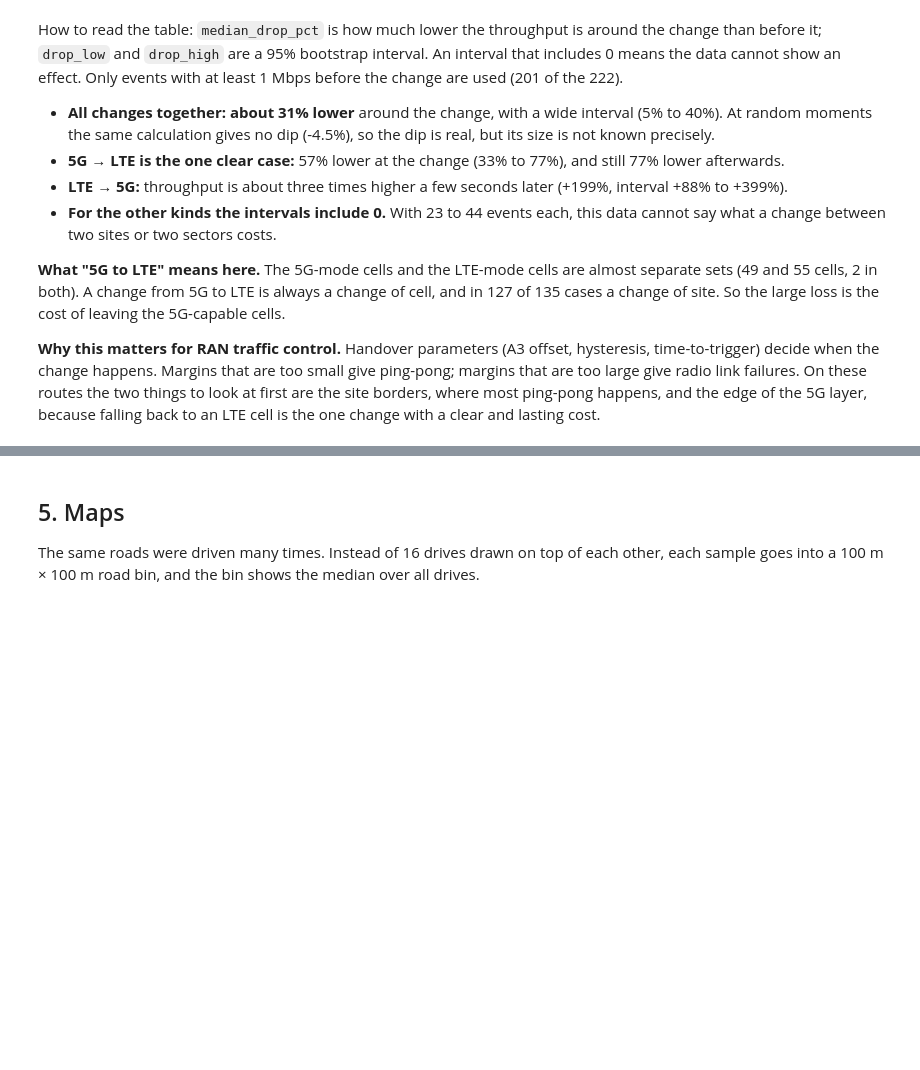
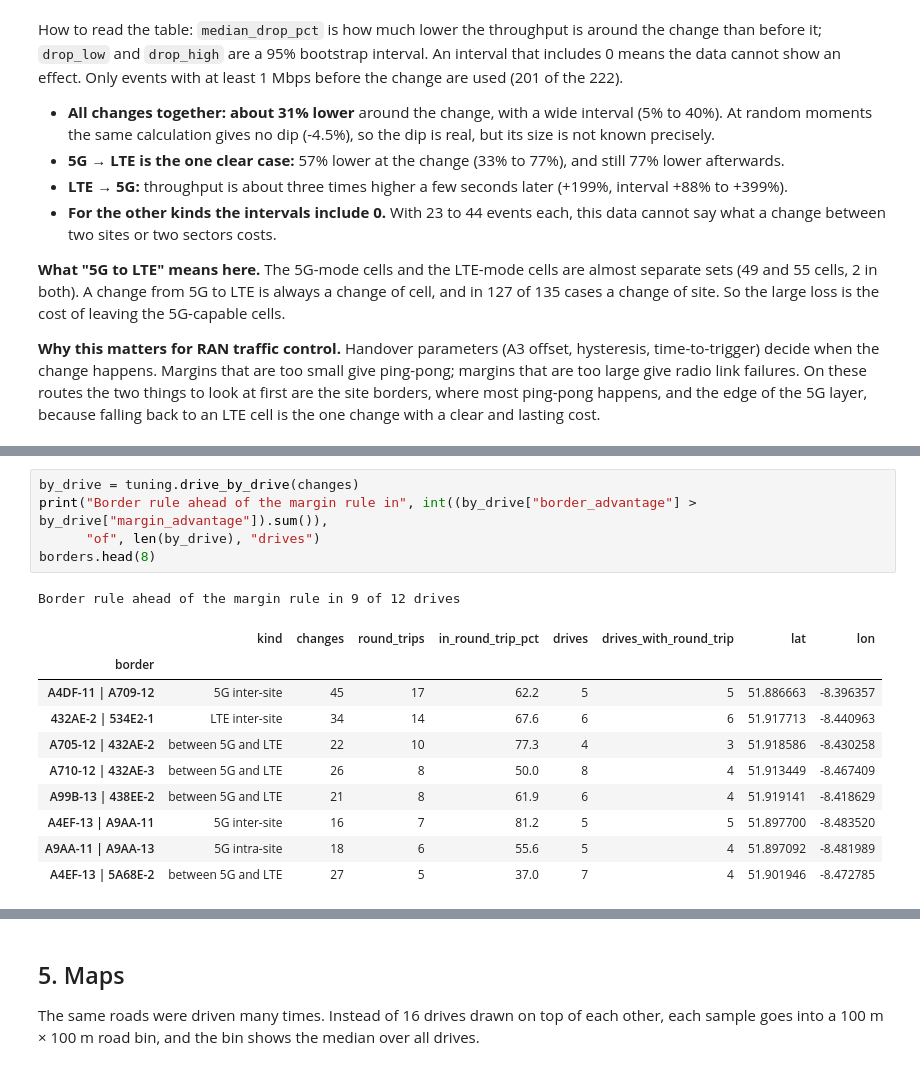
Before and after one commit to Shaibu-github/5g-drive-test-kpi-analyzer, a Jupyter notebook: drive_test_analysis.ipynb, the cells around one changed output, grey strips where cells are left out. Drawn from its saved outputs; the diff is of its cells as text; blank space fills up the shorter version.

```diff
--- a/drive_test_analysis.ipynb
+++ b/drive_test_analysis.ipynb
@@ -330,0 +397,17 @@ How to read the table: `median_drop_pct` is how much lower the throughput is aro
+# %%
+by_drive = tuning.drive_by_drive(changes)
+print("Border rule ahead of the margin rule in", int((by_drive["border_advantage"] > by_drive["margin_advantage"]).sum()),
+      "of", len(by_drive), "drives")
+borders.head(8)
+# %% [output]
+Border rule ahead of the margin rule in 9 of 12 drives
+|  | kind | changes | round_trips | in_round_trip_pct | drives | drives_with_round_trip | lat | lon |
+| border |  |  |  |  |  |  |  |  |
+| A4DF-11 | A709-12 | 5G inter-site | 45 | 17 | 62.2 | 5 | 5 | 51.886663 | -8.396357 |
+| 432AE-2 | 534E2-1 | LTE inter-site | 34 | 14 | 67.6 | 6 | 6 | 51.917713 | -8.440963 |
+| A705-12 | 432AE-2 | between 5G and LTE | 22 | 10 | 77.3 | 4 | 3 | 51.918586 | -8.430258 |
+| A710-12 | 432AE-3 | between 5G and LTE | 26 | 8 | 50.0 | 8 | 4 | 51.913449 | -8.467409 |
+| A99B-13 | 438EE-2 | between 5G and LTE | 21 | 8 | 61.9 | 6 | 4 | 51.919141 | -8.418629 |
+| A4EF-13 | A9AA-11 | 5G inter-site | 16 | 7 | 81.2 | 5 | 5 | 51.897700 | -8.483520 |
+| A9AA-11 | A9AA-13 | 5G intra-site | 18 | 6 | 55.6 | 5 | 4 | 51.897092 | -8.481989 |
+| A4EF-13 | 5A68E-2 | between 5G and LTE | 27 | 5 | 37.0 | 7 | 4 | 51.901946 | -8.472785 |
```
Also changed, not shown: parts of 12 cells of this notebook, 1 other file.
